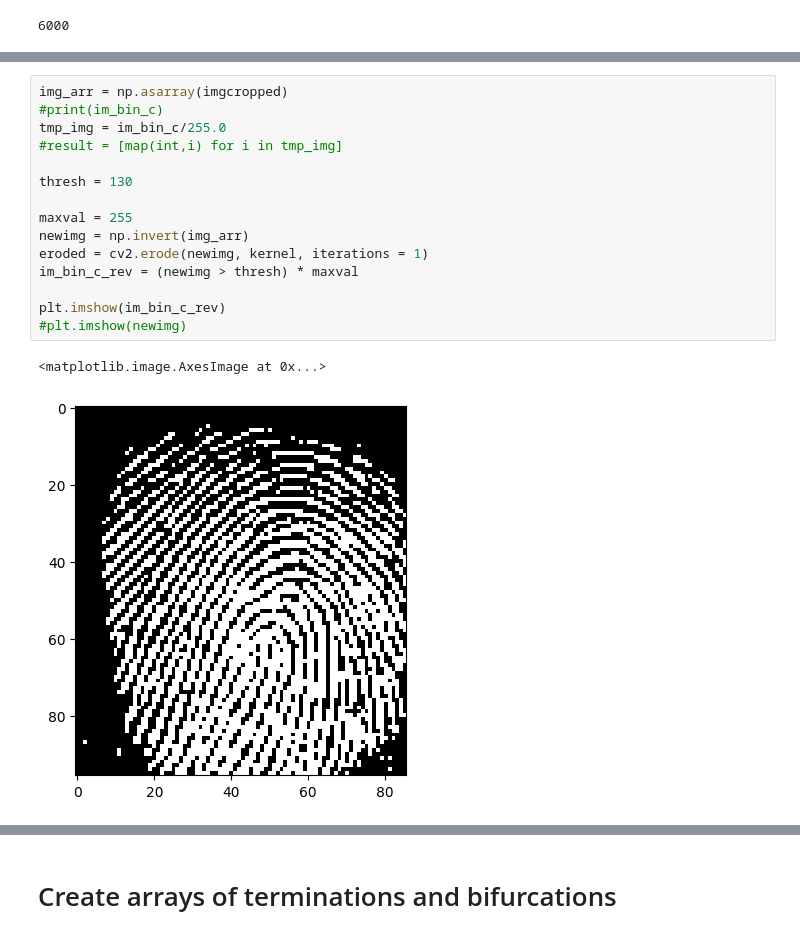
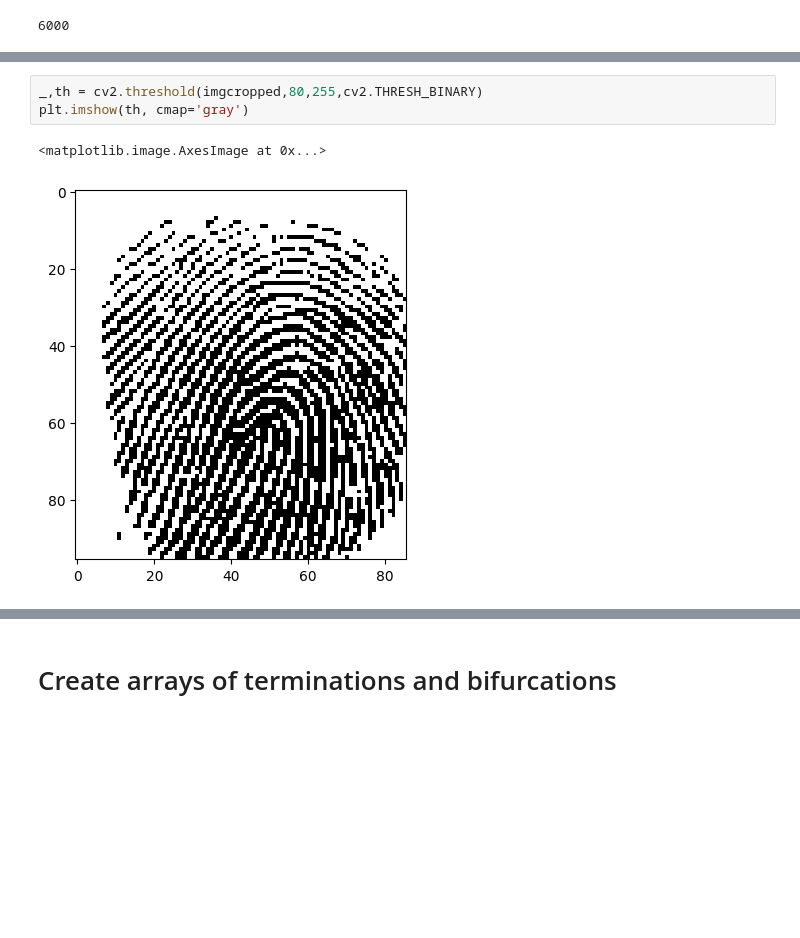
Before and after one commit to Kludi99/Fingerprints, a Jupyter notebook: MinutiaesRecognition.ipynb, the cells around one changed output, grey strips where cells are left out. Drawn from its saved outputs; the diff is of its cells as text; blank space fills up the shorter version.

```diff
--- a/MinutiaesRecognition.ipynb
+++ b/MinutiaesRecognition.ipynb
@@ -168,18 +49,6 @@ plt.imshow(im_bin_c)
-# %%
-img_arr = np.asarray(imgcropped)
-#print(im_bin_c)
-tmp_img = im_bin_c/255.0
-#result = [map(int,i) for i in tmp_img]
-
-thresh = 130
-
-maxval = 255
-newimg = np.invert(img_arr)
-eroded = cv2.erode(newimg, kernel, iterations = 1)
-im_bin_c_rev = (newimg > thresh) * maxval
-
-plt.imshow(im_bin_c_rev)
-#plt.imshow(newimg)
-# %% [output]
-<matplotlib.image.AxesImage at 0x...>
-[figure, removed]
+# %%
+_,th = cv2.threshold(imgcropped,80,255,cv2.THRESH_BINARY)
+plt.imshow(th, cmap='gray')
+# %% [output]
+<matplotlib.image.AxesImage at 0x...>
+[figure, added]
```
Also changed, not shown: parts of 24 cells of this notebook, 1 other file.
